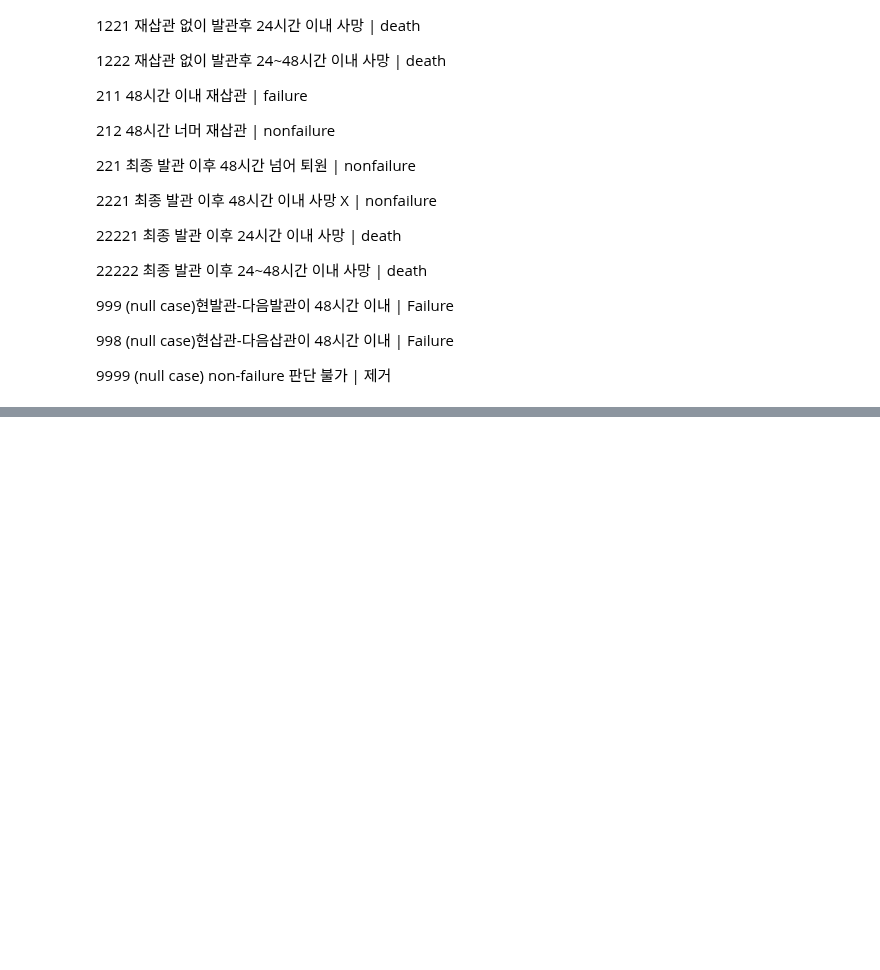
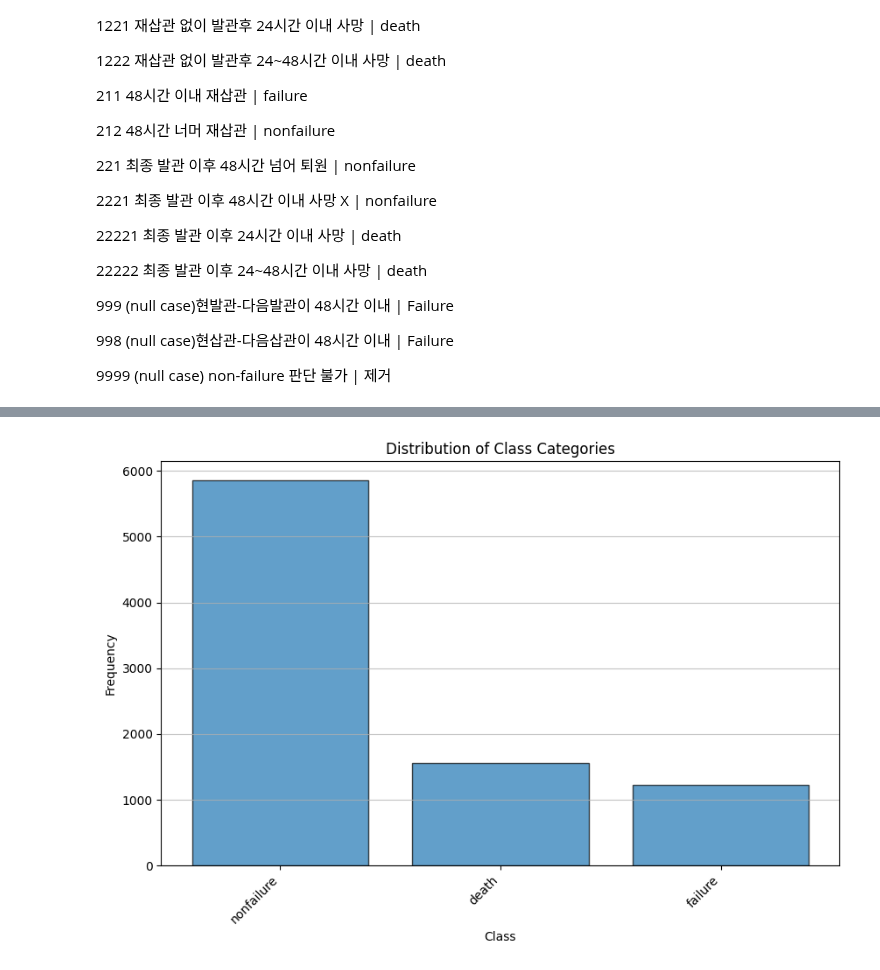
Before and after one commit to sujungleeml/P1_extubationfailure, a Jupyter notebook: 서대철/subjectlist_alignment_main.ipynb, the cells around one changed output, grey strips where cells are left out. Drawn from its saved outputs; the diff is of its cells as text; code cells hidden in the pictures; blank space fills up the shorter version.

```diff
--- a/서대철/subjectlist_alignment_main.ipynb
+++ b/서대철/subjectlist_alignment_main.ipynb
@@ -327,0 +343,15 @@ subjects_df.to_csv('./outputs/subjects_df.csv')
+# %%
+# Count the occurrences of each class
+class_counts = subjects_df['class'].value_counts()
+
+# Create a bar chart
+plt.figure(figsize=(10, 6))
+plt.bar(class_counts.index, class_counts.values, edgecolor='k', alpha=0.7)
+plt.title('Distribution of Class Categories')
+plt.xlabel('Class')
+plt.ylabel('Frequency')
+plt.grid(axis='y', alpha=0.75)
+plt.xticks(rotation=45, ha='right')  # Rotate x-axis labels for readability
+plt.show()
+# %% [output]
+[figure, added]
```
Also changed, not shown: parts of 5 cells of this notebook, 1 other file.
